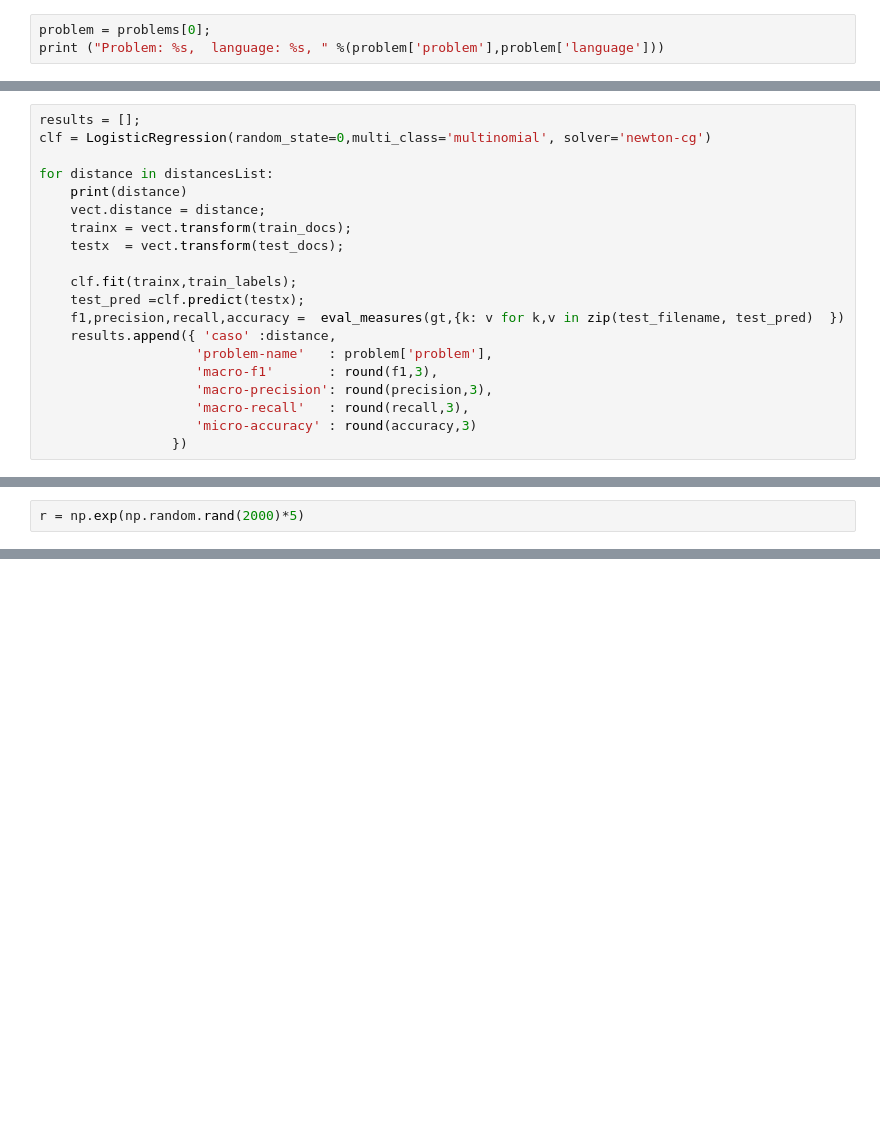
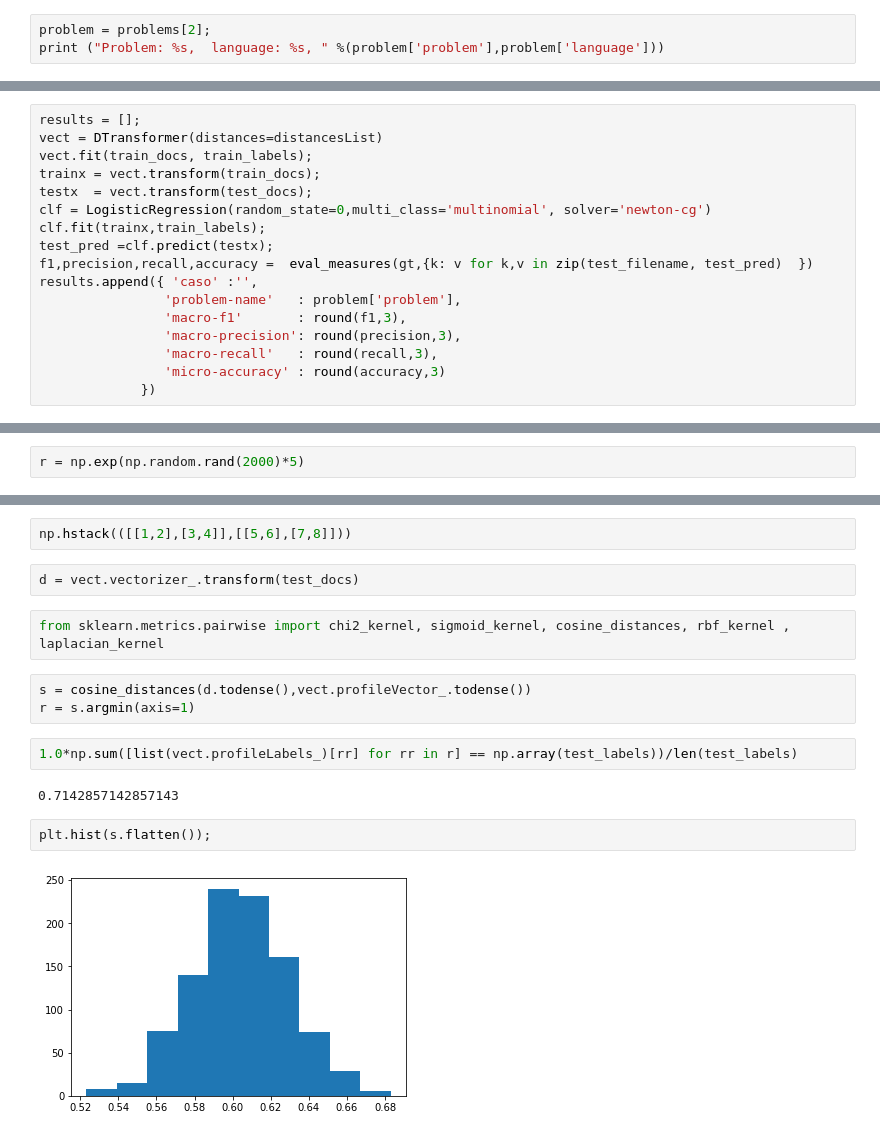
Before and after one commit to jeleandro/dataScienceNotebook, a Jupyter notebook: PAN_AA_2018-distancias.ipynb, the cells around one changed output, grey strips where cells are left out. Cells and saved outputs as stored; diff of their text form; blank space fills up the shorter version.

```diff
--- a/PAN_AA_2018-distancias.ipynb
+++ b/PAN_AA_2018-distancias.ipynb
@@ -642,6 +393,6 @@ class DistanceTransformer(BaseEstimator):
 # %%
 distancesList =['cosine',  'l1', 'l2',  'braycurtis', 'canberra',  'hamming', 'jaccard','rogerstanimoto','yule']
 # %%
-problem = problems[0];
+problem = problems[2];
 print ("Problem: %s,  language: %s, " %(problem['problem'],problem['language']))
 # %% [output]
@@ -663,20 +411,17 @@ vect.fit(train_docs,train_labels);
 # %%
 results = [];
+vect = DTransformer(distances=distancesList)
+vect.fit(train_docs, train_labels);
+trainx = vect.transform(train_docs);
+testx  = vect.transform(test_docs);
 clf = LogisticRegression(random_state=0,multi_class='multinomial', solver='newton-cg')
-
-for distance in distancesList:
-    print(distance)
-    vect.distance = distance;
-    trainx = vect.transform(train_docs);
-    testx  = vect.transform(test_docs);
-
-    clf.fit(trainx,train_labels);
-    test_pred =clf.predict(testx);
-    f1,precision,recall,accuracy =  eval_measures(gt,{k: v for k,v in zip(test_filename, test_pred)  })
-    results.append({ 'caso' :distance,
-                    'problem-name'   : problem['problem'],
-                    'macro-f1'       : round(f1,3),
-                    'macro-precision': round(precision,3),
-                    'macro-recall'   : round(recall,3),
-                    'micro-accuracy' : round(accuracy,3)
-                 })
+clf.fit(trainx,train_labels);
+test_pred =clf.predict(testx);
+f1,precision,recall,accuracy =  eval_measures(gt,{k: v for k,v in zip(test_filename, test_pred)  })
+results.append({ 'caso' :'',
+                'problem-name'   : problem['problem'],
+                'macro-f1'       : round(f1,3),
+                'macro-precision': round(precision,3),
+                'macro-recall'   : round(recall,3),
+                'micro-accuracy' : round(accuracy,3)
+             })
@@ -858,0 +544,17 @@ plt.scatter(x=t,y=r)
+# %%
+np.hstack(([[1,2],[3,4]],[[5,6],[7,8]]))
+# %%
+d = vect.vectorizer_.transform(test_docs)
+# %%
+from sklearn.metrics.pairwise import chi2_kernel, sigmoid_kernel, cosine_distances, rbf_kernel , laplacian_kernel
+# %%
+s = cosine_distances(d.todense(),vect.profileVector_.todense())
+r = s.argmin(axis=1)
+# %%
+1.0*np.sum([list(vect.profileLabels_)[rr] for rr in r] == np.array(test_labels))/len(test_labels)
+# %% [output]
+0.7142857142857143
+# %%
+plt.hist(s.flatten());
+# %% [output]
+[figure, added]
```
Also changed, not shown: parts of 19 cells of this notebook, 1 other file.
